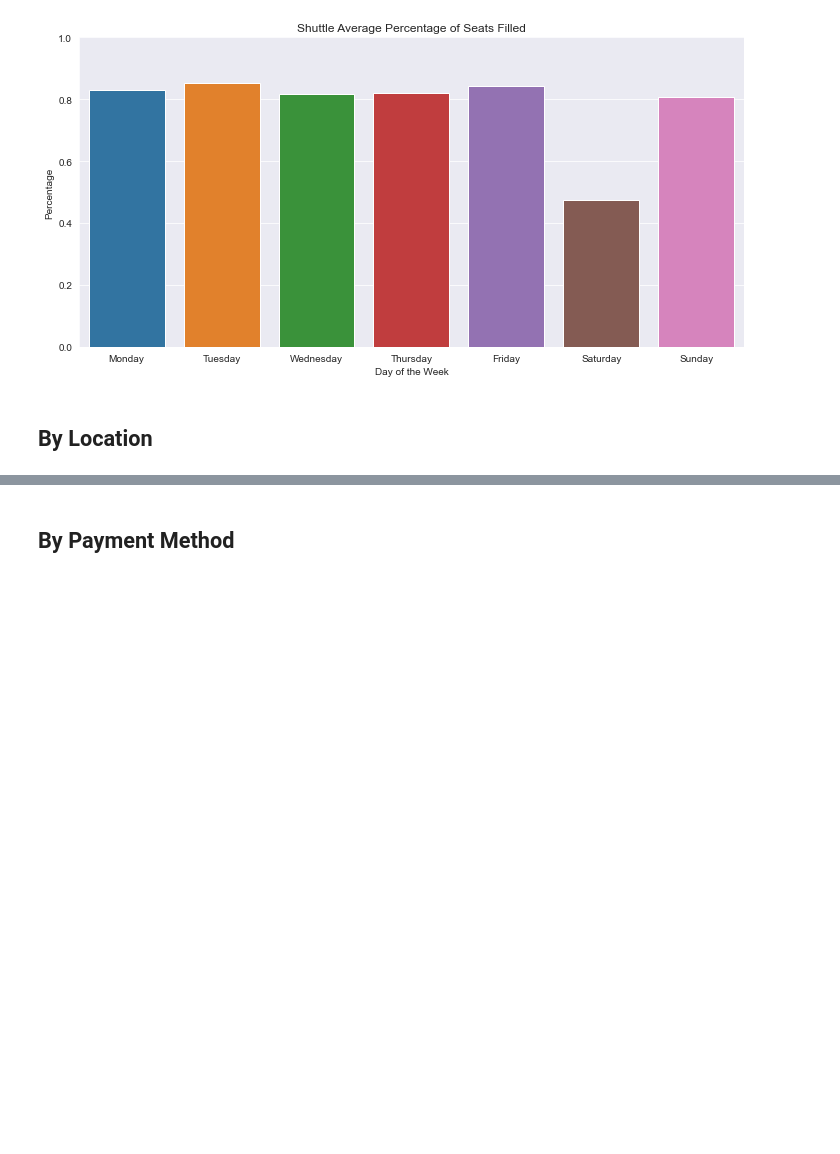
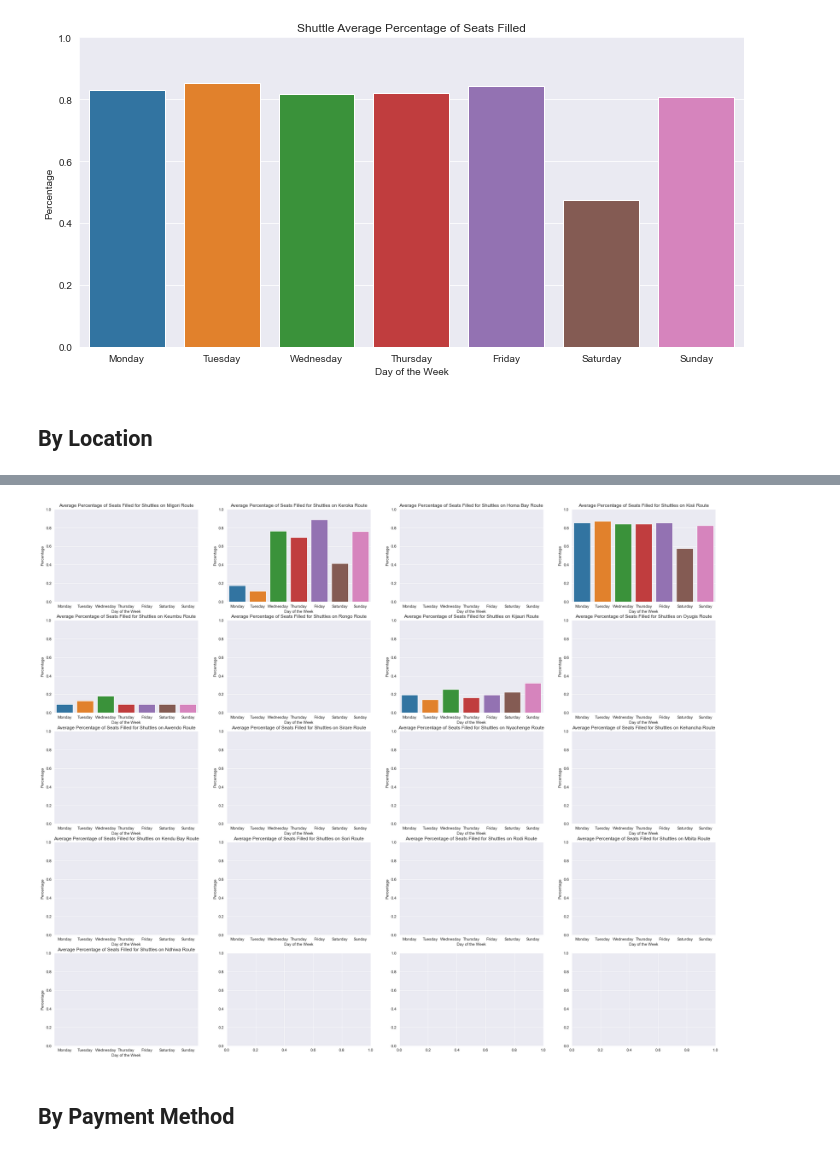
Before and after one commit to Panduhs/iX-Class-Project, a Jupyter notebook: EDA/vlin_EDA.ipynb, the cells around one changed output, grey strips where cells are left out. Drawn from its saved outputs; the diff is of its cells as text; code cells hidden in the pictures; blank space fills up the shorter version.

```diff
--- a/EDA/vlin_EDA.ipynb
+++ b/EDA/vlin_EDA.ipynb
@@ -265,7 +248,3 @@ mbita = shuttle_tk[shuttle_tk.travel_from == locs[15]]
 ndhiwa = shuttle_tk[shuttle_tk.travel_from == locs[16]]
 shuttle_locs = [migori, keroka, homa_bay, kisii, keumbu, rongo, kijauri, oyugis, awendo,
         sirare, nyachenge, kehancha, kendu_bay, sori, rodi, mbita, ndhiwa]
-for i,j in zip(shuttle_locs, locs):
-    seats_taken_i = i.groupby('day_of_week')['p_seats_taken'].mean().to_frame().reset_index()
-    p = sns.catplot(x="day_of_week", y="p_seats_taken", data=seats_taken_i, kind="bar", aspect=2)
-    p.set(xlabel='Day of the Week', title=f'Average Percentage of Seats Filled for Buses on {j} Route', ylabel='Percentage', ylim=(0,1))
@@ -286,3 +251,13 @@ for i,j in zip(shuttle_locs, locs):
+# %%
+fig, axs = plt.subplots(5,4,figsize = (30,25))
+k = 0
+for i,j in zip(shuttle_locs, locs):
+    seats_taken_i = i.groupby('day_of_week')['p_seats_taken'].mean().to_frame().reset_index()
+    p = sns.barplot(x="day_of_week", y="p_seats_taken", data=seats_taken_i, ax = axs[int(k/4), int(k%4)])
+    p.set(xlabel='Day of the Week', title=f'Average Percentage of Seats Filled for Shuttles on {j} Route', ylabel='Percentage', ylim=(0,1))
+    k += 1
+# %% [output]
+[figure, added]
 # %% [markdown]
 ## By Payment Method
 # %%
```
Also changed, not shown: parts of 6 cells of this notebook, 3 other files.
